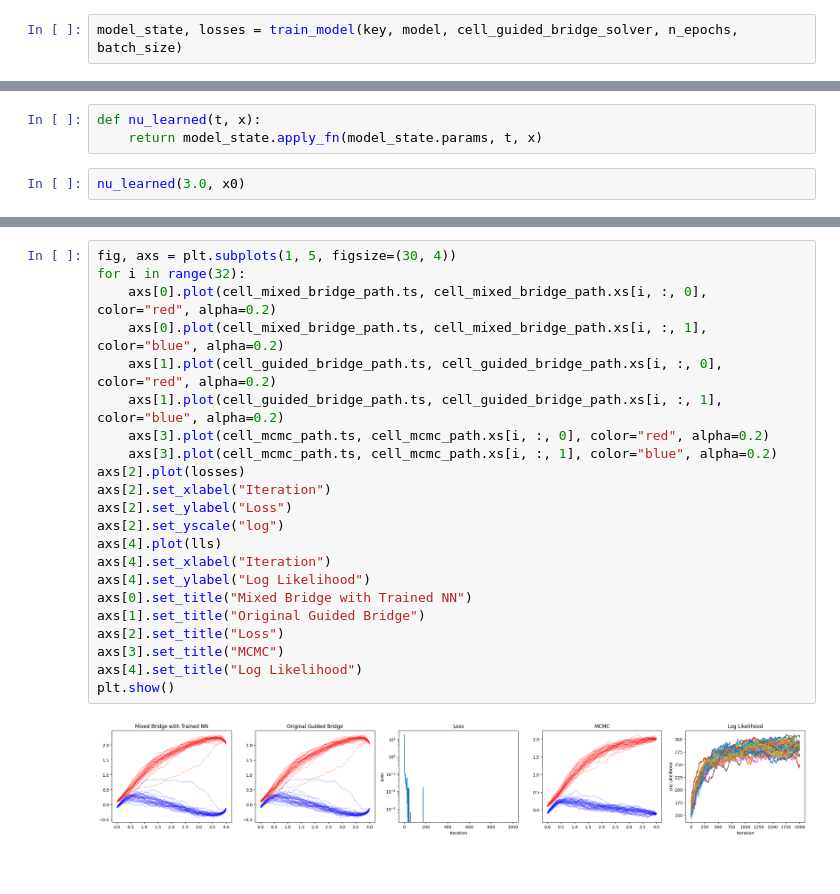
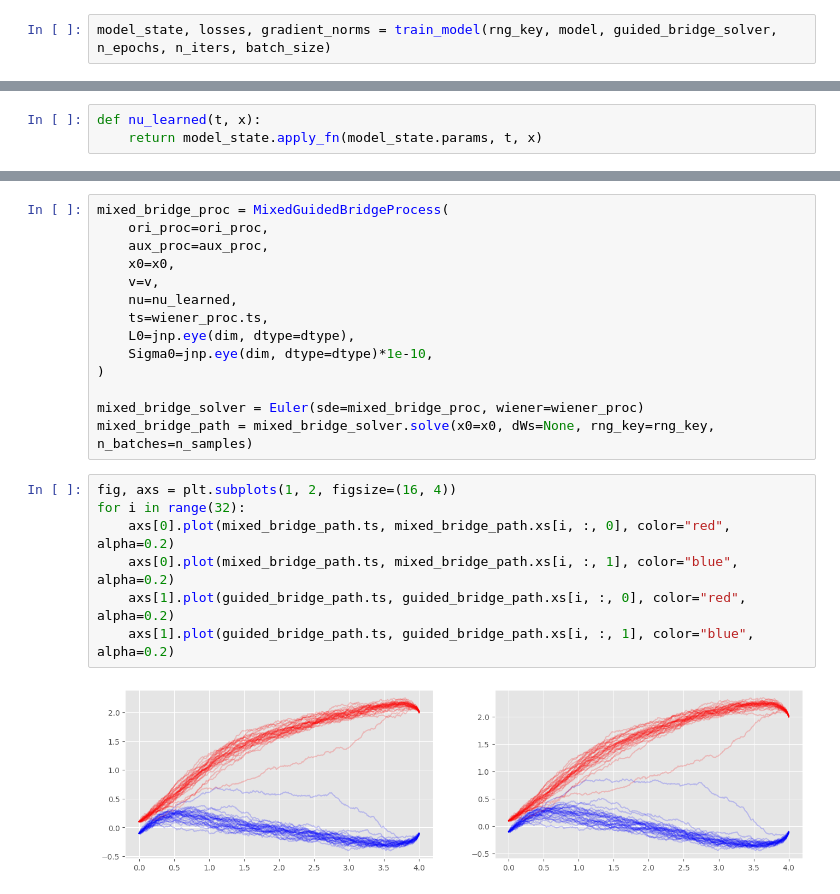
Before and after one commit to bookdiver/neuralbridge, a Jupyter notebook: notebooks/cell_kld_loss.ipynb, the cells around one changed output, grey strips where cells are left out. Cells and saved outputs as stored; diff of their text form; blank space fills up the shorter version.

Commit message:
A bunch of changes, including the trial on optimizing KL loss and evaluation on the bridge bridges, not works well yet

```diff
--- a/notebooks/cell_kld_loss.ipynb
+++ b/notebooks/cell_kld_loss.ipynb
@@ -128,3 +165,3 @@ params = model.init(key, dummy_t, dummy_x)
 # %%
-model_state, losses = train_model(key, model, cell_guided_bridge_solver, n_epochs, batch_size)
+model_state, losses, gradient_norms = train_model(rng_key, model, guided_bridge_solver, n_epochs, n_iters, batch_size)
 # %% [output]
@@ -141,5 +213,3 @@ Epoch 1000, loss: -0.049914248287677765
 # %%
 def nu_learned(t, x):
     return model_state.apply_fn(model_state.params, t, x)
-# %%
-nu_learned(3.0, x0)
@@ -193,24 +216,23 @@ Acceptance rate: 29.10%
+# %%
+mixed_bridge_proc = MixedGuidedBridgeProcess(
+    ori_proc=ori_proc,
+    aux_proc=aux_proc,
+    x0=x0,
+    v=v,
+    nu=nu_learned,
+    ts=wiener_proc.ts,
+    L0=jnp.eye(dim, dtype=dtype),
+    Sigma0=jnp.eye(dim, dtype=dtype)*1e-10,
+)
+
+mixed_bridge_solver = Euler(sde=mixed_bridge_proc, wiener=wiener_proc)
+mixed_bridge_path = mixed_bridge_solver.solve(x0=x0, dWs=None, rng_key=rng_key, n_batches=n_samples)
 # %%
-fig, axs = plt.subplots(1, 5, figsize=(30, 4))
+fig, axs = plt.subplots(1, 2, figsize=(16, 4))
 for i in range(32):
-    axs[0].plot(cell_mixed_bridge_path.ts, cell_mixed_bridge_path.xs[i, :, 0], color="red", alpha=0.2)
-    axs[0].plot(cell_mixed_bridge_path.ts, cell_mixed_bridge_path.xs[i, :, 1], color="blue", alpha=0.2)
-    axs[1].plot(cell_guided_bridge_path.ts, cell_guided_bridge_path.xs[i, :, 0], color="red", alpha=0.2)
-    axs[1].plot(cell_guided_bridge_path.ts, cell_guided_bridge_path.xs[i, :, 1], color="blue", alpha=0.2)
-    axs[3].plot(cell_mcmc_path.ts, cell_mcmc_path.xs[i, :, 0], color="red", alpha=0.2)
-    axs[3].plot(cell_mcmc_path.ts, cell_mcmc_path.xs[i, :, 1], color="blue", alpha=0.2)
-axs[2].plot(losses)
-axs[2].set_xlabel("Iteration")
-axs[2].set_ylabel("Loss")
-axs[2].set_yscale("log")
-axs[4].plot(lls)
-axs[4].set_xlabel("Iteration")
-axs[4].set_ylabel("Log Likelihood")
-axs[0].set_title("Mixed Bridge with Trained NN")
-axs[1].set_title("Original Guided Bridge")
-axs[2].set_title("Loss")
-axs[3].set_title("MCMC")
-axs[4].set_title("Log Likelihood")
-plt.show()
+    axs[0].plot(mixed_bridge_path.ts, mixed_bridge_path.xs[i, :, 0], color="red", alpha=0.2)
+    axs[0].plot(mixed_bridge_path.ts, mixed_bridge_path.xs[i, :, 1], color="blue", alpha=0.2)
+    axs[1].plot(guided_bridge_path.ts, guided_bridge_path.xs[i, :, 0], color="red", alpha=0.2)
+    axs[1].plot(guided_bridge_path.ts, guided_bridge_path.xs[i, :, 1], color="blue", alpha=0.2)
 # %% [output]
-[figure, old version]
+[figure, new version]
```
Also changed, not shown: parts of 14 cells of this notebook, 16 other files.
